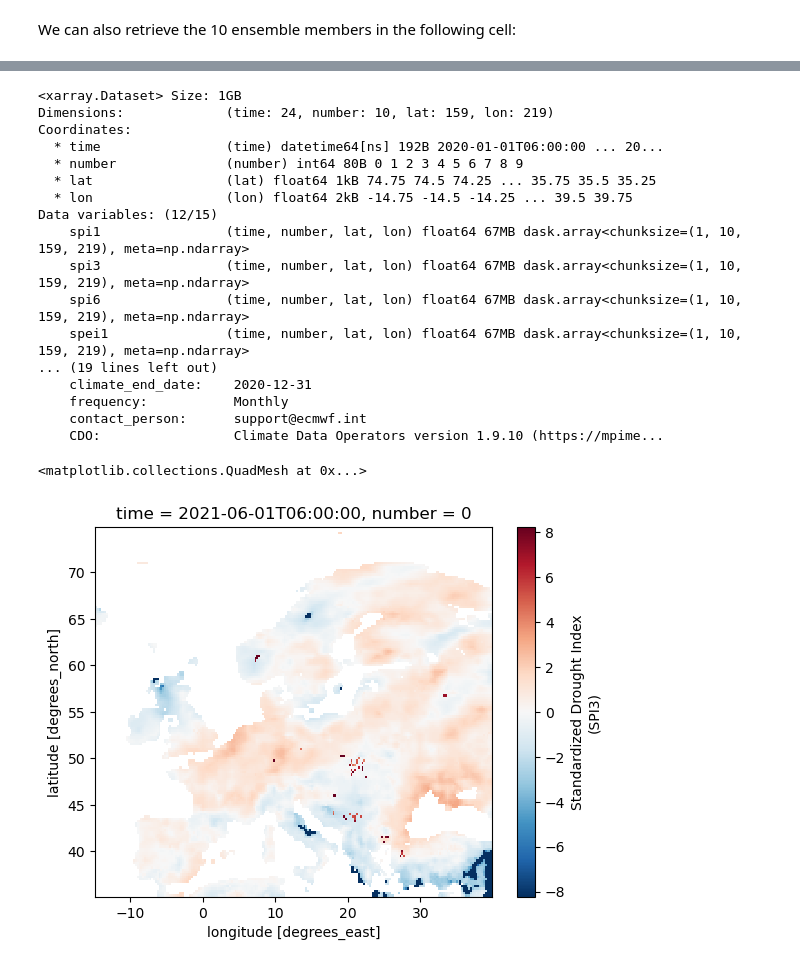
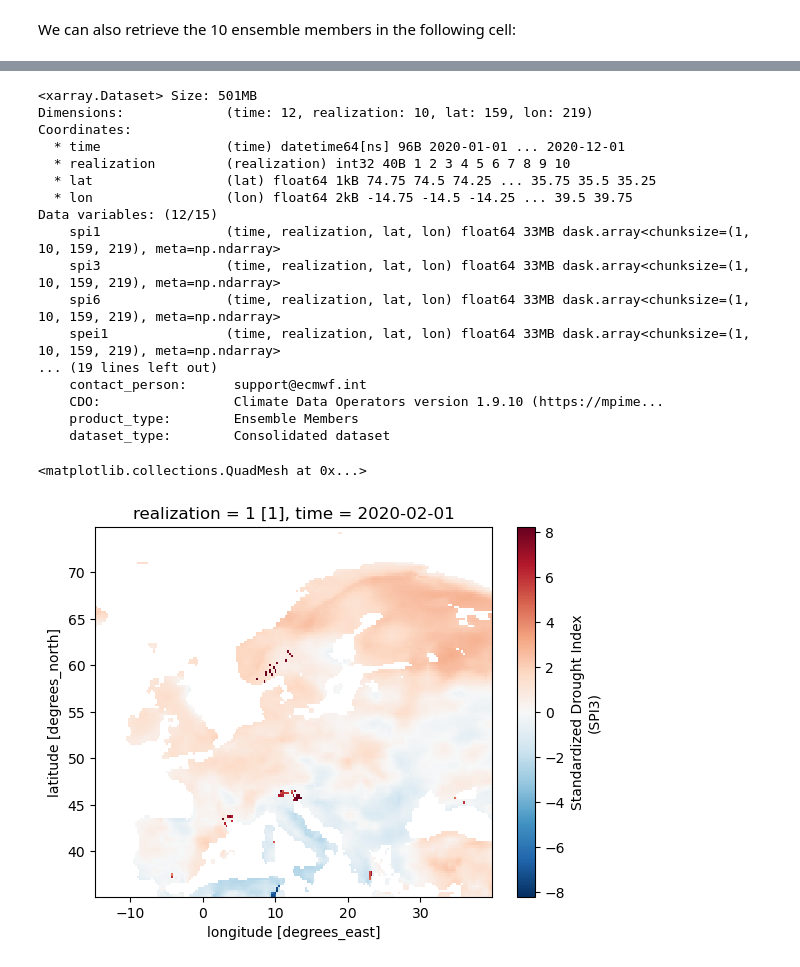
Before and after one commit to xcube-dev/xcube-cds, a Jupyter notebook: examples/notebooks/Ex4-CDS-store-drought-indices.ipynb, the cells around one changed output, grey strips where cells are left out. Drawn from its saved outputs; the diff is of its cells as text; code cells hidden in the pictures.

```diff
--- a/examples/notebooks/Ex4-CDS-store-drought-indices.ipynb
+++ b/examples/notebooks/Ex4-CDS-store-drought-indices.ipynb
@@ -92,5 +81,5 @@ For the time range, we select the years 2020 to 2023. The dates are specified in
 # %%
-time_range = ["2020-01-01", "2021-12-31"]
+time_range = ["2020-01-01", "2020-12-31"]
 # %% [markdown]
 Open the data cube from the store. It may take one or two minutes for the CDS servers to process the request.
 # %%
@@ -166,26 +149,26 @@ xcube-cds version 1.1.1.dev0
 # %%
 cube
 # %% [output]
-<xarray.Dataset> Size: 1GB
-Dimensions:             (time: 24, number: 10, lat: 159, lon: 219)
+<xarray.Dataset> Size: 501MB
+Dimensions:             (time: 12, realization: 10, lat: 159, lon: 219)
 Coordinates:
-  * time                (time) datetime64[ns] 192B 2020-01-01T06:00:00 ... 20...
-  * number              (number) int64 80B 0 1 2 3 4 5 6 7 8 9
+  * time                (time) datetime64[ns] 96B 2020-01-01 ... 2020-12-01
+  * realization         (realization) int32 40B 1 2 3 4 5 6 7 8 9 10
   * lat                 (lat) float64 1kB 74.75 74.5 74.25 ... 35.75 35.5 35.25
   * lon                 (lon) float64 2kB -14.75 -14.5 -14.25 ... 39.5 39.75
 Data variables: (12/15)
-    spi1                (time, number, lat, lon) float64 67MB dask.array<chunksize=(1, 10, 159, 219), meta=np.ndarray>
-    spi3                (time, number, lat, lon) float64 67MB dask.array<chunksize=(1, 10, 159, 219), meta=np.ndarray>
-    spi6                (time, number, lat, lon) float64 67MB dask.array<chunksize=(1, 10, 159, 219), meta=np.ndarray>
-    spei1               (time, number, lat, lon) float64 67MB dask.array<chunksize=(1, 10, 159, 219), meta=np.ndarray>
+    spi1                (time, realization, lat, lon) float64 33MB dask.array<chunksize=(1, 10, 159, 219), meta=np.ndarray>
+    spi3                (time, realization, lat, lon) float64 33MB dask.array<chunksize=(1, 10, 159, 219), meta=np.ndarray>
+    spi6                (time, realization, lat, lon) float64 33MB dask.array<chunksize=(1, 10, 159, 219), meta=np.ndarray>
+    spei1               (time, realization, lat, lon) float64 33MB dask.array<chunksize=(1, 10, 159, 219), meta=np.ndarray>
 ... (19 lines left out)
-    climate_end_date:    2020-12-31
-    frequency:           Monthly
     contact_person:      support@ecmwf.int
     CDO:                 Climate Data Operators version 1.9.10 (https://mpime...
+    product_type:        Ensemble Members
+    dataset_type:        Consolidated dataset
 # %%
-time_slice = cube.spi3.sel(time="2021-06-01 00:00:00", number=0, method="nearest")
+time_slice = cube.spi3.sel(time="2020-02-01 00:00:00", realization=0, method="nearest")
 time_slice.plot()
 # %% [output]
 <matplotlib.collections.QuadMesh at 0x...>
-[figure, old version]
+[figure, new version]
```
Also changed, not shown: parts of 9 cells of this notebook, 5 other files.
